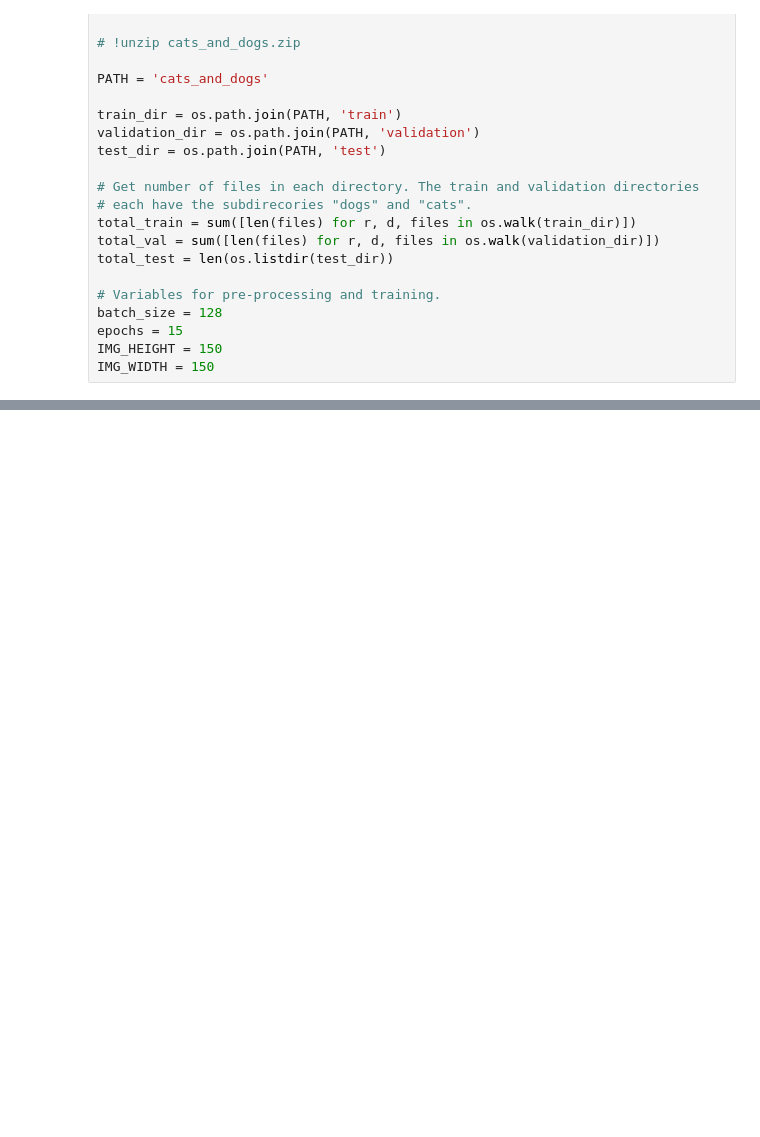
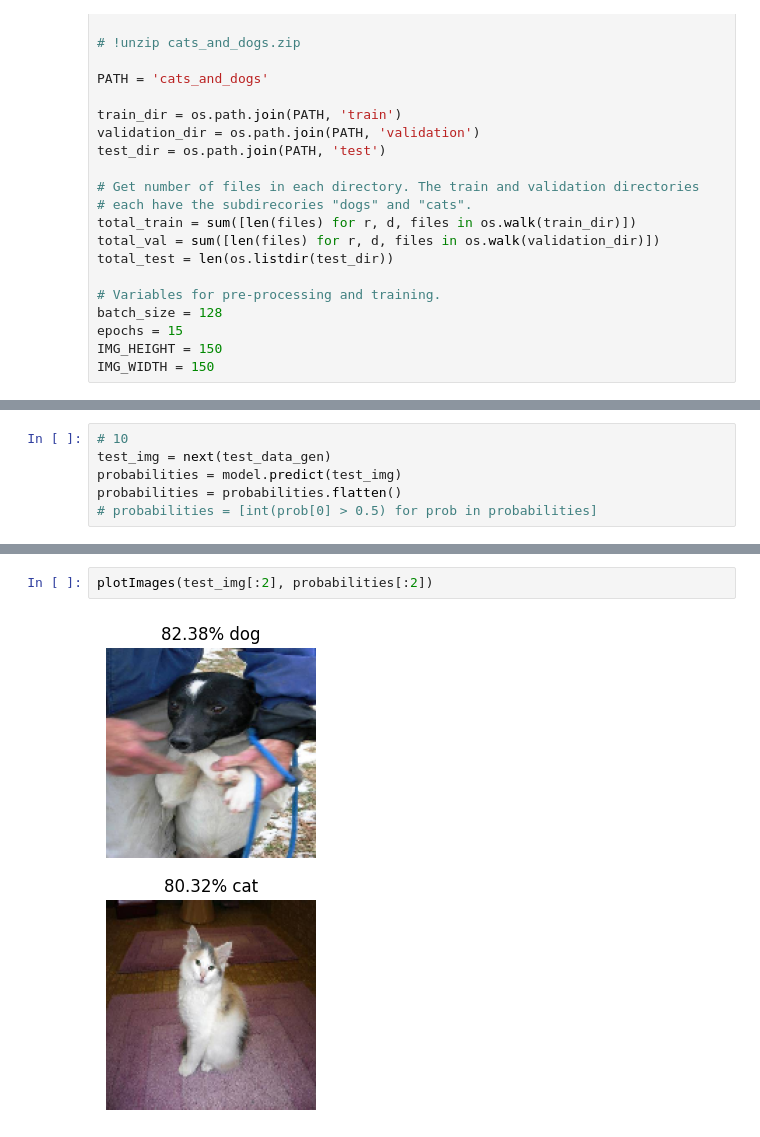
Before and after one commit to Johnstanley1/Cat_Dog_Image_Classifier, a Jupyter notebook: fcc_cat_dog.ipynb, the cells around one changed output, grey strips where cells are left out. Cells and saved outputs as stored; diff of their text form; blank space fills up the shorter version.

Commit message:
correctly predicted the animals

```diff
--- a/fcc_cat_dog.ipynb
+++ b/fcc_cat_dog.ipynb
@@ -176,0 +230,6 @@ AttributeError: 'Sequential' object has no attribute 'complie'
+# %%
+# 10
+test_img = next(test_data_gen)
+probabilities = model.predict(test_img)
+probabilities = probabilities.flatten()
+# probabilities = [int(prob[0] > 0.5) for prob in probabilities]
@@ -176,0 +238,4 @@ AttributeError: 'Sequential' object has no attribute 'complie'
+# %%
+plotImages(test_img[:2], probabilities[:2])
+# %% [output]
+[figure, added]
```
Also changed, not shown: parts of 9 cells of this notebook.
